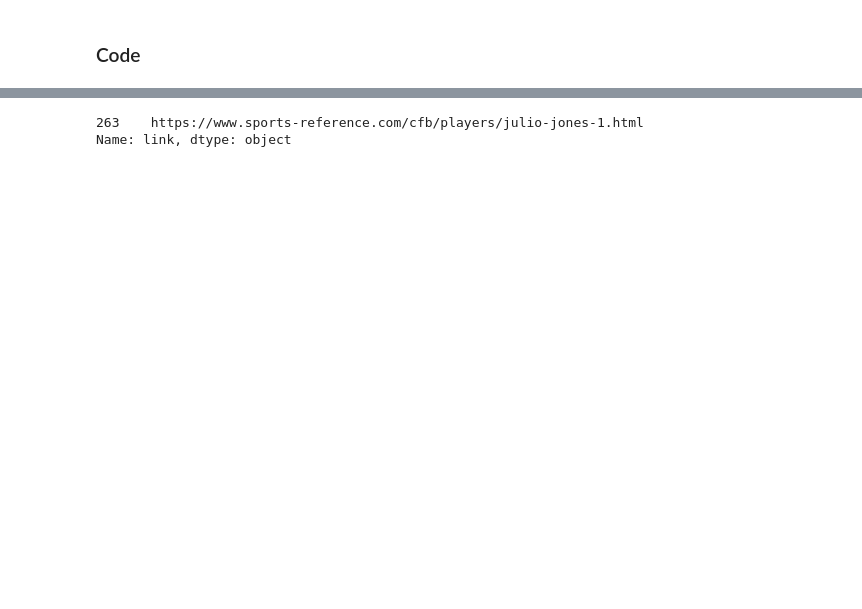
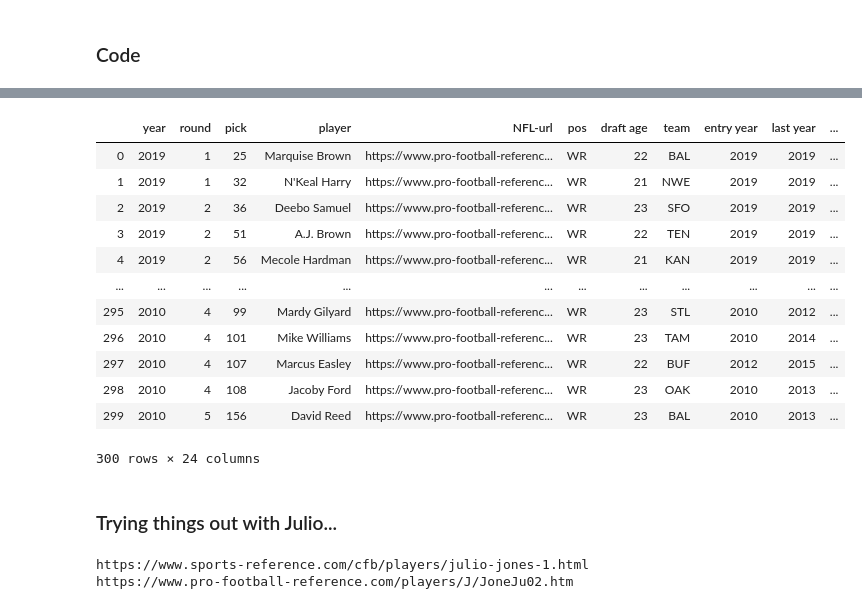
Before and after one commit to adriensaremi/Springboard, a Jupyter notebook: Capstone_1/Collecting_Data.ipynb, the cells around one changed output, grey strips where cells are left out. Cells and saved outputs as stored; diff of their text form; code cells hidden in the pictures; blank space fills up the shorter version.

```diff
--- a/Capstone_1/Collecting_Data.ipynb
+++ b/Capstone_1/Collecting_Data.ipynb
@@ -31 +37,28 @@ https://www.pro-football-reference.com/players/S/SamuDe00.htm
+# %%
+list_of_draft = ['year','round','pick','player','NFL-url','pos','draft age','team',
+                                  'entry year','last year','1st team pro select','pro select','weighted career AV',
+                                  'years as primary starter','games', 'games started',
+                                  'rushing attempts','rushing yards','rushing TD',
+                                  'receiving attemps','receiving yards','receiving td',
+                                  'college','link']
+
+list_of_college = ['school','conference','class','pos','games',
+                                  'receptions','yards', 'average','td',
+                                 'attemps rushing','yards rushing','avg rushing','td rushing',
+                                 'scrimmages','yards total','avg total','td total']
+
+list_of_nfl = ['age','team','pos','no','game','game started',
+                                 'target','receptions','yards','y/r','td','first downs','longest rec',
+                                 'rec per game','yards per game','catch ratio','yards per target',
+                                 'rushes','rush yards','rush td','first downs rush','longest rush',
+                                 'rush yards per attempt','rush yards per game','rush attempt per games',
+                                 'total touches','yards per touch','yards from scrimmage','total td','fumbles','AV']
+
+list_of_added_columns = ['cfb school', 'cfb conference', 'cfb class', 'cfb pos', 'cfb games', 'cfb receptions', 'cfb yards',
+ 'cfb average', 'cfb td', 'cfb attemps rushing', 'cfb yards rushing', 'cfb avg rushing', 'cfb td rushing', 'cfb scrimmages', 'cfb yards total',
+ 'cfb avg total', 'cfb td total', 'nfl age', 'nfl team', 'nfl pos', 'nfl no', 'nfl game', 'nfl game started', 'nfl target', 'nfl receptions',
+ 'nfl yards', 'nfl y/r', 'nfl td', 'nfl first downs', 'nfl longest rec', 'nfl rec per game', 'nfl yards per game', 'nfl catch ratio',
+ 'nfl yards per target', 'nfl rushes', 'nfl rush yards', 'nfl rush td', 'nfl first downs rush', 'nfl longest rush', 'nfl rush yards per attempt',
+ 'nfl rush yards per game', 'nfl rush attempt per games', 'nfl total touches', 'nfl yards per touch', 'nfl yards from scrimmage', 'nfl total td',
+ 'nfl fumbles', 'nfl AV']
 # %% [markdown]
@@ -134,4 +198,4 @@ url_wr_draft_1 = 'https://www.pro-football-reference.com/play-index/draft-finder
 html =urlopen(url_wr_draft_1)
 soup = BeautifulSoup(html,'html.parser')
 
-table1=tabledraft(soup)
+table0=tabledraft(soup)
@@ -146,8 +202,32 @@ table1.loc[263:265]
-# %%
-julio_jones_index = table1[table1['player']=='Julio Jones'].index.tolist()
-
-julio_jones_nfl_url = table1.loc[julio_jones_index,'link']
-# %% [output]
-263    https://www.sports-reference.com/cfb/players/julio-jones-1.html
-Name: link, dtype: object
+# %%
+table1 = url_fill_in(table0)
+
+table1
+
+#table1 = expend_draft_table_columns(table1)
+# %% [output]
+|  | year | round | pick | player | NFL-url | pos | draft age | team | entry year | last year | ... |
+| 0 | 2019 | 1 | 25 | Marquise Brown | https://www.pro-football-referenc... | WR | 22 | BAL | 2019 | 2019 | ... |
+| 1 | 2019 | 1 | 32 | N'Keal Harry | https://www.pro-football-referenc... | WR | 21 | NWE | 2019 | 2019 | ... |
+| 2 | 2019 | 2 | 36 | Deebo Samuel | https://www.pro-football-referenc... | WR | 23 | SFO | 2019 | 2019 | ... |
+| 3 | 2019 | 2 | 51 | A.J. Brown | https://www.pro-football-referenc... | WR | 22 | TEN | 2019 | 2019 | ... |
+| 4 | 2019 | 2 | 56 | Mecole Hardman | https://www.pro-football-referenc... | WR | 21 | KAN | 2019 | 2019 | ... |
+| ... | ... | ... | ... | ... | ... | ... | ... | ... | ... | ... | ... |
+| 295 | 2010 | 4 | 99 | Mardy Gilyard | https://www.pro-football-referenc... | WR | 23 | STL | 2010 | 2012 | ... |
+| 296 | 2010 | 4 | 101 | Mike Williams | https://www.pro-football-referenc... | WR | 23 | TAM | 2010 | 2014 | ... |
+| 297 | 2010 | 4 | 107 | Marcus Easley | https://www.pro-football-referenc... | WR | 22 | BUF | 2012 | 2015 | ... |
+| 298 | 2010 | 4 | 108 | Jacoby Ford | https://www.pro-football-referenc... | WR | 23 | OAK | 2010 | 2013 | ... |
+| 299 | 2010 | 5 | 156 | David Reed | https://www.pro-football-referenc... | WR | 23 | BAL | 2010 | 2013 | ... |
+300 rows × 24 columns
+# %% [markdown]
+### Trying things out with Julio...
+# %%
+#index 255
+julio_jones_college_url = table1.loc[table1.loc[:,'player'] == 'Julio Jones'].link.item()
+print(julio_jones_college_url)
+julio_jones_nfl_url = table1.loc[table1.loc[:,'player'] == 'Julio Jones']['NFL-url'].item()
+print(julio_jones_nfl_url)
+# %% [output]
+https://www.sports-reference.com/cfb/players/julio-jones-1.html
+https://www.pro-football-reference.com/players/J/JoneJu02.htm
 # %%
```
Also changed, not shown: parts of 12 cells of this notebook.
